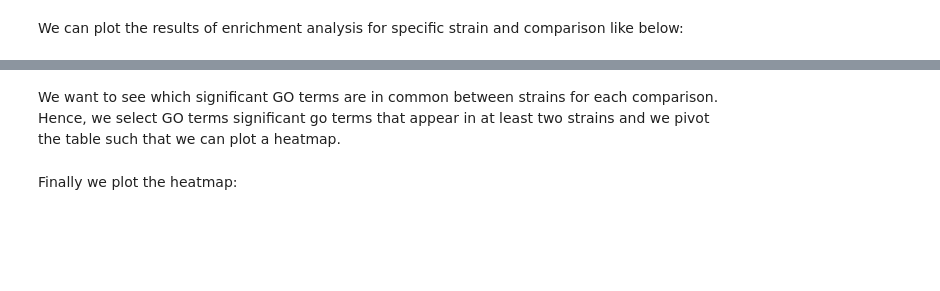
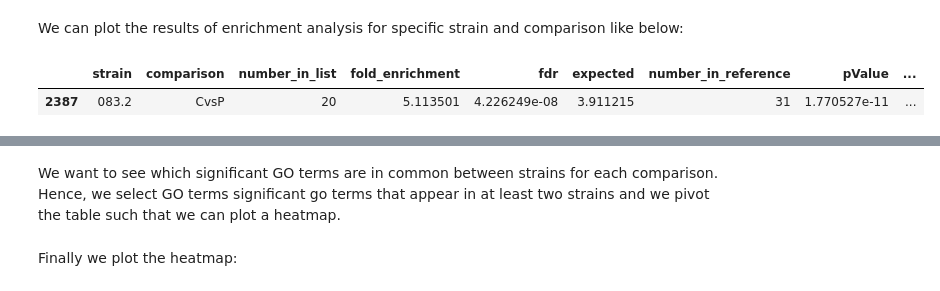
Before and after one commit to zimmermann-kogadeeva-group/OmicsPredocCourse, a Jupyter notebook: Notebooks/02_enrichment.ipynb, the cells around one changed output, grey strips where cells are left out. Saved outputs shown, nothing was run; the diff lists cells and outputs as text; code cells hidden in the pictures; blank space fills up the shorter version.

```diff
--- a/Notebooks/02_enrichment.ipynb
+++ b/Notebooks/02_enrichment.ipynb
@@ -42,2 +72,7 @@ df_go_terms = (
 # %% [markdown]
 We can plot the results of enrichment analysis for specific strain and comparison like below:
+# %%
+df_go_terms.query("strain == @strain and comparison == @comparison and fdr < 0.1")
+# %% [output]
+|  | strain | comparison | number_in_list | fold_enrichment | fdr | expected | number_in_reference | pValue | ... |
+| 2387 | 083.2 | CvsP | 20 | 5.113501 | 4.226249e-08 | 3.911215 | 31 | 1.770527e-11 | ... |
```
Also changed, not shown: parts of 5 cells of this notebook, 4 other files.
